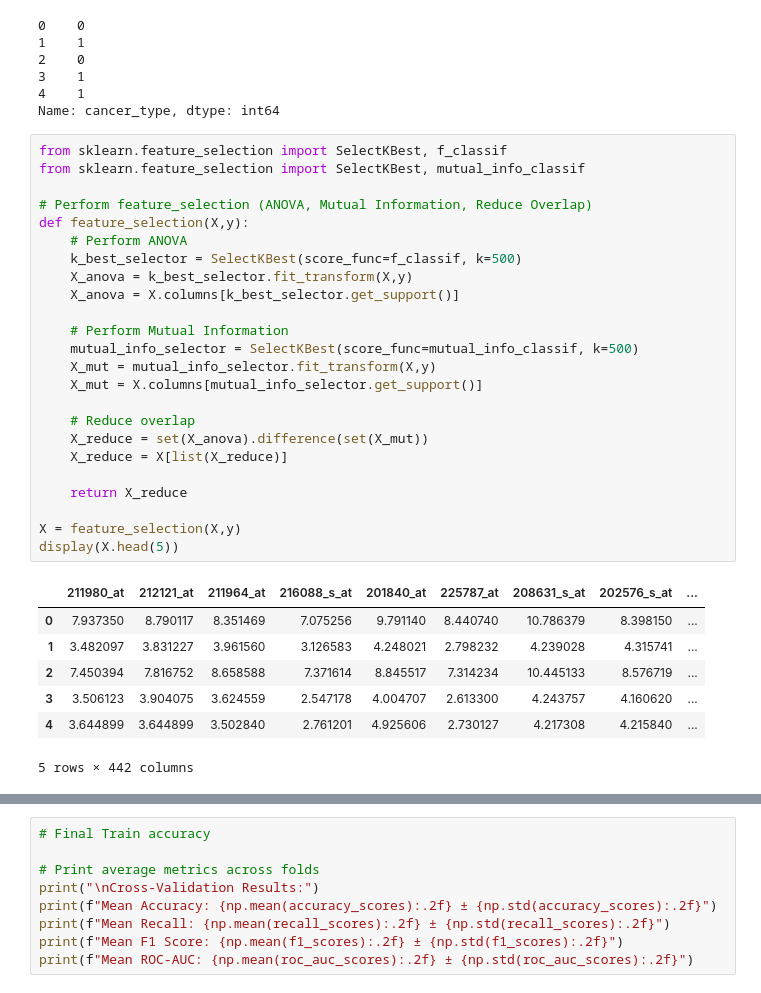
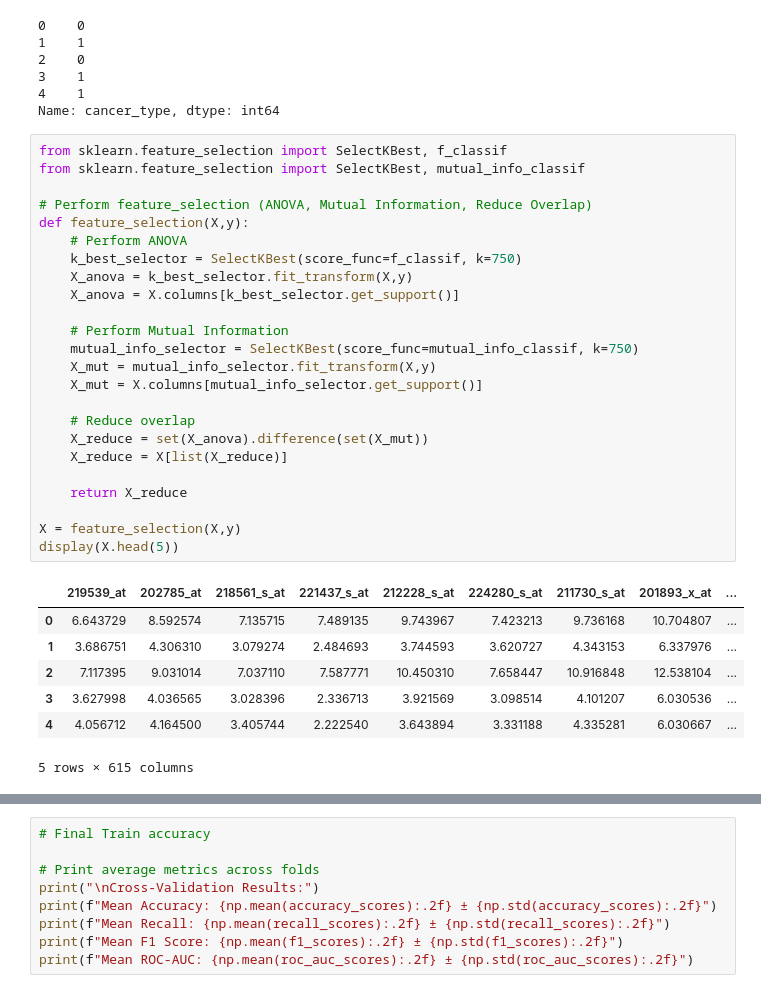
Before and after one commit to PhongCT1105/Cancer_Detector, a Jupyter notebook: Bladder/Blader_model_pipeline.ipynb, the cells around one changed output, grey strips where cells are left out. Saved outputs shown, nothing was run; the diff lists cells and outputs as text.

```diff
--- a/Bladder/Blader_model_pipeline.ipynb
+++ b/Bladder/Blader_model_pipeline.ipynb
@@ -52,35 +52,35 @@ Name: cancer_type, dtype: int64
 # %%
 from sklearn.feature_selection import SelectKBest, f_classif
 from sklearn.feature_selection import SelectKBest, mutual_info_classif
 
 # Perform feature_selection (ANOVA, Mutual Information, Reduce Overlap)
 def feature_selection(X,y):
     # Perform ANOVA
-    k_best_selector = SelectKBest(score_func=f_classif, k=500)
+    k_best_selector = SelectKBest(score_func=f_classif, k=750)
     X_anova = k_best_selector.fit_transform(X,y)
     X_anova = X.columns[k_best_selector.get_support()]
 
     # Perform Mutual Information
-    mutual_info_selector = SelectKBest(score_func=mutual_info_classif, k=500)
+    mutual_info_selector = SelectKBest(score_func=mutual_info_classif, k=750)
     X_mut = mutual_info_selector.fit_transform(X,y)
     X_mut = X.columns[mutual_info_selector.get_support()]
 
     # Reduce overlap
     X_reduce = set(X_anova).difference(set(X_mut))
     X_reduce = X[list(X_reduce)]
 
     return X_reduce
 
 X = feature_selection(X,y)
 display(X.head(5))
 # %% [output]
-|  | 211980_at | 212121_at | 211964_at | 216088_s_at | 201840_at | 225787_at | 208631_s_at | 202576_s_at | ... |
-| 0 | 7.937350 | 8.790117 | 8.351469 | 7.075256 | 9.791140 | 8.440740 | 10.786379 | 8.398150 | ... |
-| 1 | 3.482097 | 3.831227 | 3.961560 | 3.126583 | 4.248021 | 2.798232 | 4.239028 | 4.315741 | ... |
-| 2 | 7.450394 | 7.816752 | 8.658588 | 7.371614 | 8.845517 | 7.314234 | 10.445133 | 8.576719 | ... |
-| 3 | 3.506123 | 3.904075 | 3.624559 | 2.547178 | 4.004707 | 2.613300 | 4.243757 | 4.160620 | ... |
-| 4 | 3.644899 | 3.644899 | 3.502840 | 2.761201 | 4.925606 | 2.730127 | 4.217308 | 4.215840 | ... |
+|  | 219539_at | 202785_at | 218561_s_at | 221437_s_at | 212228_s_at | 224280_s_at | 211730_s_at | 201893_x_at | ... |
+| 0 | 6.643729 | 8.592574 | 7.135715 | 7.489135 | 9.743967 | 7.423213 | 9.736168 | 10.704807 | ... |
+| 1 | 3.686751 | 4.306310 | 3.079274 | 2.484693 | 3.744593 | 3.620727 | 4.343153 | 6.337976 | ... |
+| 2 | 7.117395 | 9.031014 | 7.037110 | 7.587771 | 10.450310 | 7.658447 | 10.916848 | 12.538104 | ... |
+| 3 | 3.627998 | 4.036565 | 3.028396 | 2.336713 | 3.921569 | 3.098514 | 4.101207 | 6.030536 | ... |
+| 4 | 4.056712 | 4.164500 | 3.405744 | 2.222540 | 3.643894 | 3.331188 | 4.335281 | 6.030667 | ... |
-5 rows × 442 columns
+5 rows × 615 columns
 # %%
 # Model train: Logistic Regression, L1 Regularization,
 from sklearn.pipeline import Pipeline
```
Also changed, not shown: parts of 6 cells of this notebook, 1 other file.
